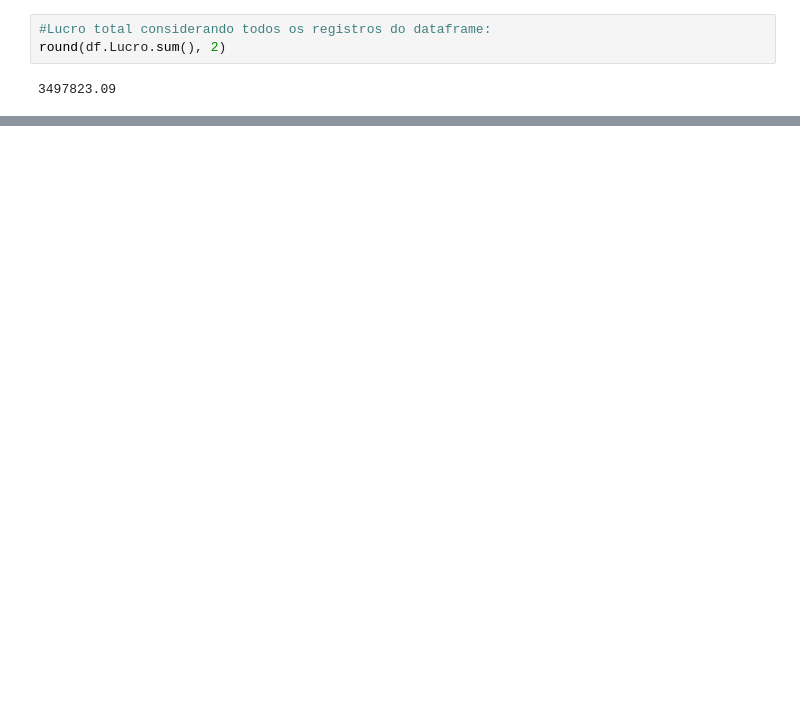
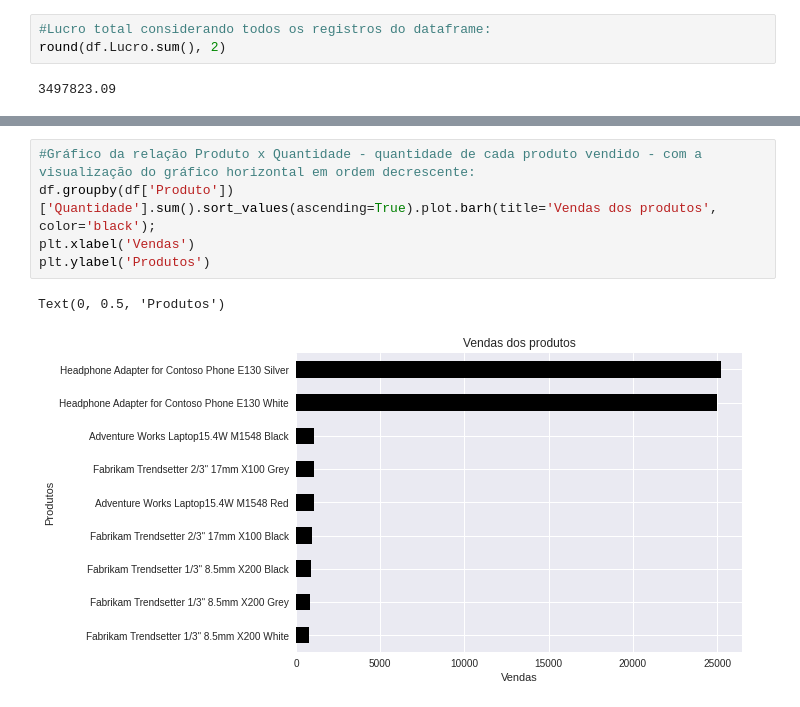
Before and after one commit to shl0mo/AnaliseDados_DIO-Pandas, a Jupyter notebook: AnaliseDados_DIO_Pandas.ipynb, the cells around one changed output, grey strips where cells are left out. Cells and saved outputs as stored; diff of their text form; blank space fills up the shorter version.

```diff
--- a/AnaliseDados_DIO_Pandas.ipynb
+++ b/AnaliseDados_DIO_Pandas.ipynb
@@ -705,0 +741,8 @@ dtype: object
+# %%
+#Gráfico da relação Produto x Quantidade - quantidade de cada produto vendido - com a visualização do gráfico horizontal em ordem decrescente:
+df.groupby(df['Produto'])['Quantidade'].sum().sort_values(ascending=True).plot.barh(title='Vendas dos produtos', color='black');
+plt.xlabel('Vendas')
+plt.ylabel('Produtos')
+# %% [output]
+Text(0, 0.5, 'Produtos')
+[figure, added]
```
Also changed, not shown: parts of 12 cells of this notebook.
